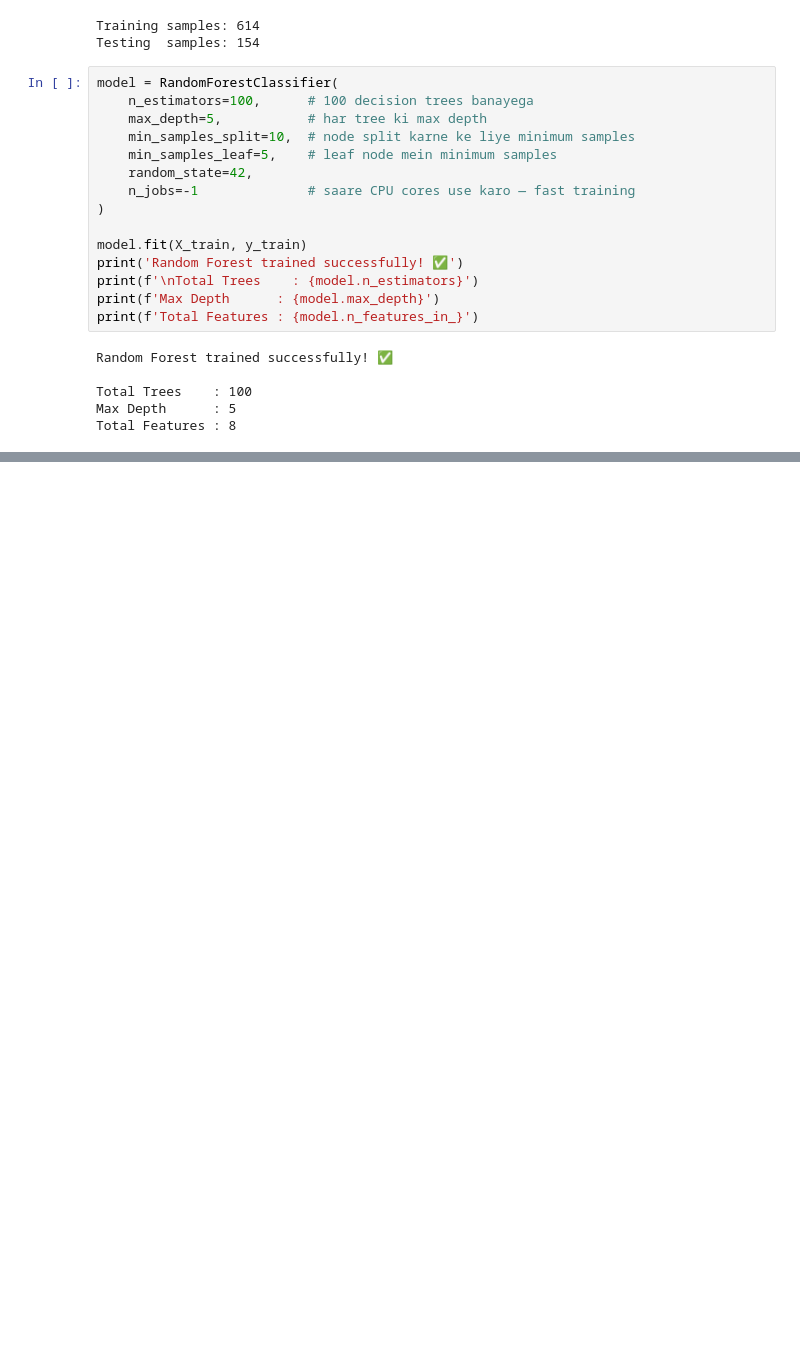
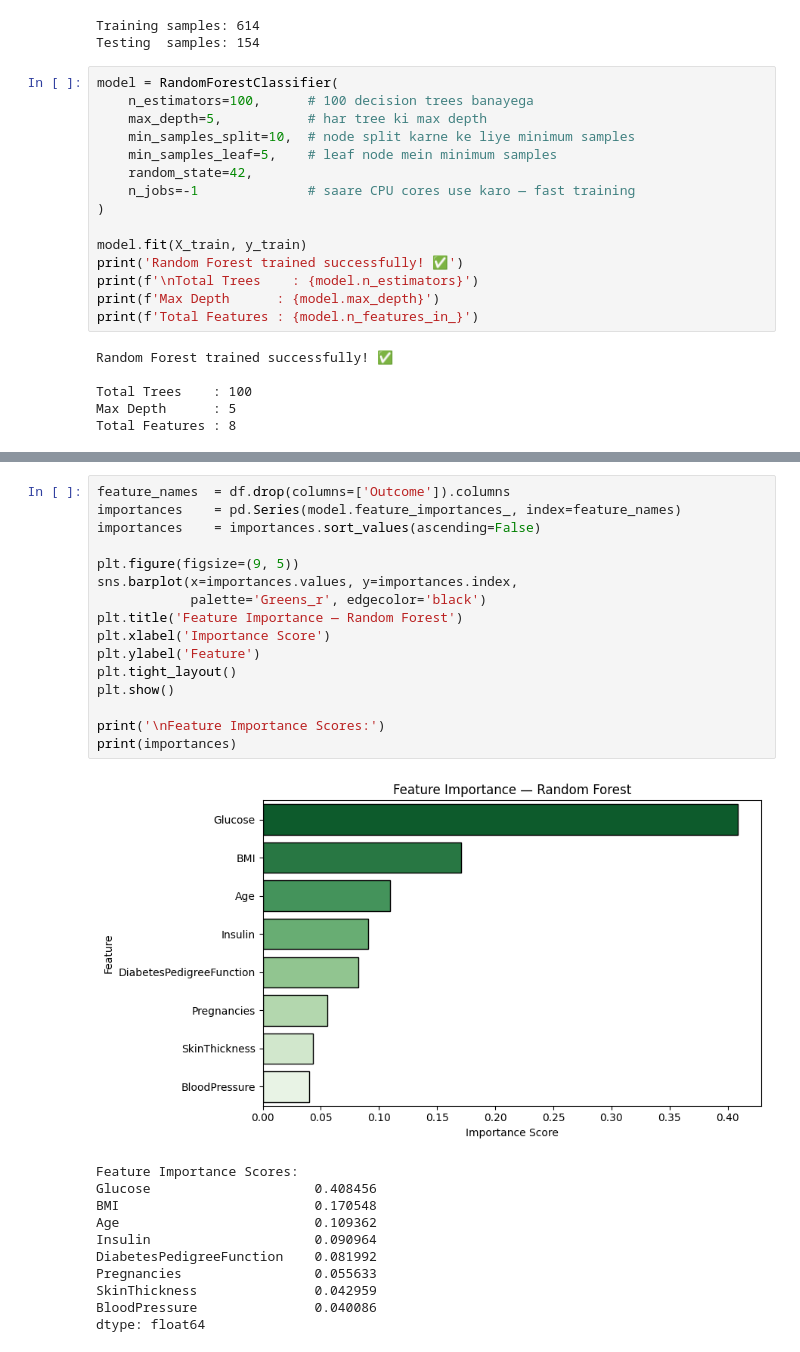
Before and after one commit to abdullah123-collab/Machine_Learning-, a Jupyter notebook: Basics/Comparing_Models/Diabetes/Random_Forest.ipynb, the cells around one changed output, grey strips where cells are left out. Cells and saved outputs as stored; diff of their text form; blank space fills up the shorter version.

```diff
--- a/Basics/Comparing_Models/Diabetes/Random_Forest.ipynb
+++ b/Basics/Comparing_Models/Diabetes/Random_Forest.ipynb
@@ -193,0 +238,28 @@ Total Features : 8
+# %%
+feature_names  = df.drop(columns=['Outcome']).columns
+importances    = pd.Series(model.feature_importances_, index=feature_names)
+importances    = importances.sort_values(ascending=False)
+
+plt.figure(figsize=(9, 5))
+sns.barplot(x=importances.values, y=importances.index,
+            palette='Greens_r', edgecolor='black')
+plt.title('Feature Importance — Random Forest')
+plt.xlabel('Importance Score')
+plt.ylabel('Feature')
+plt.tight_layout()
+plt.show()
+
+print('\nFeature Importance Scores:')
+print(importances)
+# %% [output]
+[figure, added]
+Feature Importance Scores:
+Glucose                     0.408456
+BMI                         0.170548
+Age                         0.109362
+Insulin                     0.090964
+DiabetesPedigreeFunction    0.081992
+Pregnancies                 0.055633
+SkinThickness               0.042959
+BloodPressure               0.040086
+dtype: float64
```
Also changed, not shown: parts of 3 cells of this notebook.
